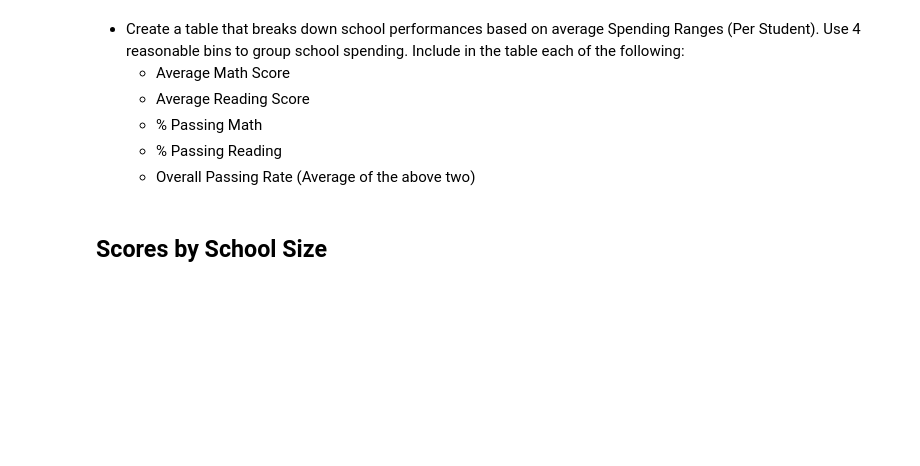
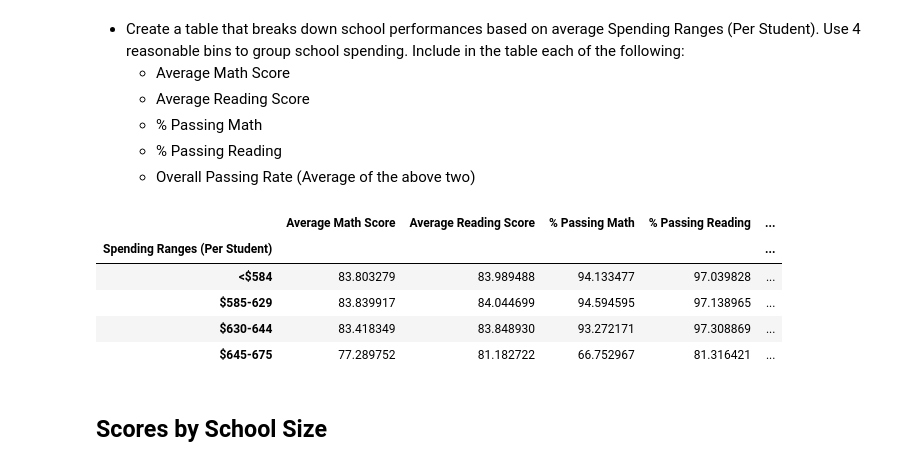
Before and after one commit to j1candel/pandas-challenge, a Jupyter notebook: PyCitySchools/.ipynb, the cells around one changed output. Saved outputs shown, nothing was run; the diff lists cells and outputs as text; code cells hidden in the pictures; blank space fills up the shorter version.

```diff
--- a/PyCitySchools/.ipynb
+++ b/PyCitySchools/.ipynb
@@ -408,6 +425,21 @@ wrost_5_df
   * % Passing Math
   * % Passing Reading
   * Overall Passing Rate (Average of the above two)
+# %%
+bins = [0, 584, 629, 644, 675]
+group_names = ['<$584','$585-629','$630-644','$645-675']
+clean_sum_df['Spending Ranges (Per Student)']=pd.cut(clean_sum_df['Per Student Budget'], bins, labels=group_names)
+school_spending_df = clean_sum_df.groupby('Spending Ranges (Per Student)')
+school_spending_df = school_spending_df.max()
+school_spending_df = school_spending_df.drop(columns=['Total Students', 'Total School Budget','Per Student Budget'])
+school_spending_df
+# %% [output]
+|  | Average Math Score | Average Reading Score | % Passing Math | % Passing Reading | ... |
+| Spending Ranges (Per Student) |  |  |  |  | ... |
+| <$584 | 83.803279 | 83.989488 | 94.133477 | 97.039828 | ... |
+| $585-629 | 83.839917 | 84.044699 | 94.594595 | 97.138965 | ... |
+| $630-644 | 83.418349 | 83.848930 | 93.272171 | 97.308869 | ... |
+| $645-675 | 77.289752 | 81.182722 | 66.752967 | 81.316421 | ... |
 # %% [markdown]
 ## Scores by School Size
 # %% [markdown]
```
Also changed, not shown: parts of 28 cells of this notebook.
